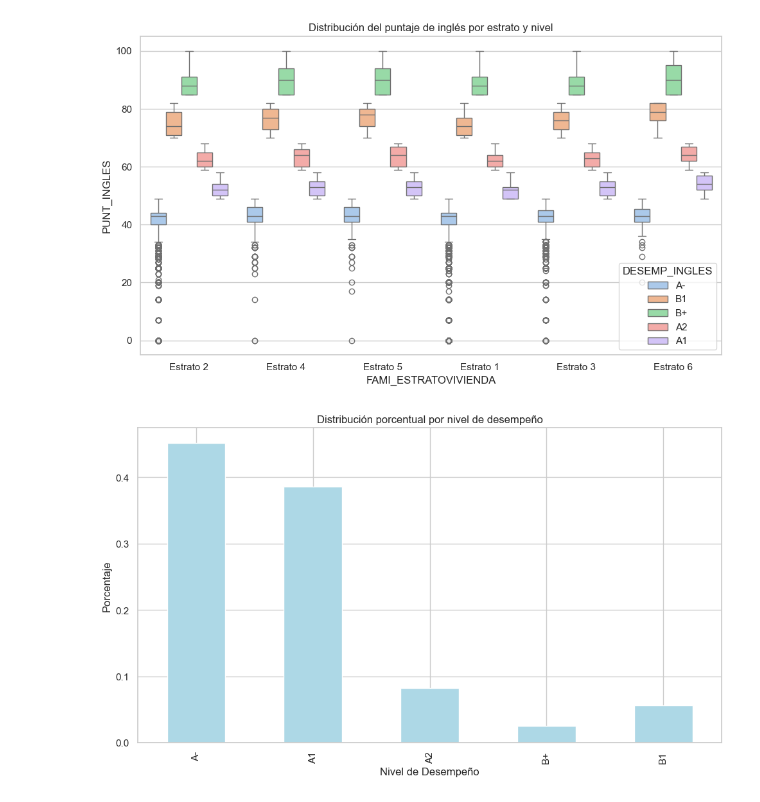
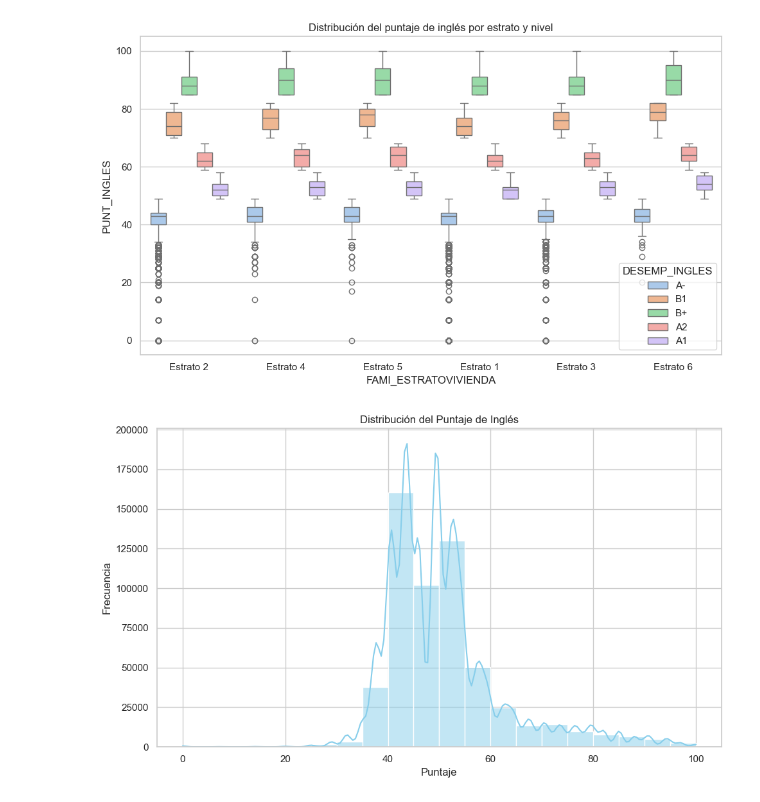
Before and after one commit to nicolas-ac98/proyecto2_actd, a Jupyter notebook: exploracion-data/Explicación de Datos y corrección.ipynb, the cells around one changed output. Cells and saved outputs as stored; diff of their text form; code cells hidden in the pictures.

```diff
--- a/exploracion-data/Explicación de Datos y corrección.ipynb
+++ b/exploracion-data/Explicación de Datos y corrección.ipynb
@@ -287,13 +281,13 @@ plt.tight_layout()
 plt.show()
 # %% [output]
 [figure]
-# %%
-desemp_counts = df['DESEMP_INGLES'].value_counts(normalize=True).sort_index()
-desemp_counts.plot(kind='bar', color='lightblue')
-plt.title('Distribución porcentual por nivel de desempeño')
-plt.ylabel('Porcentaje')
-plt.xlabel('Nivel de Desempeño')
-plt.tight_layout()
-plt.show()
-# %% [output]
-[figure, removed]
+# %%
+plt.figure(figsize=(10,6))
+sns.histplot(df['PUNT_INGLES'], bins=20, kde=True, color='skyblue')
+plt.title('Distribución del Puntaje de Inglés')
+plt.xlabel('Puntaje')
+plt.ylabel('Frecuencia')
+plt.tight_layout()
+plt.show()
+# %% [output]
+[figure, added]
```
Also changed, not shown: parts of 3 cells of this notebook.
